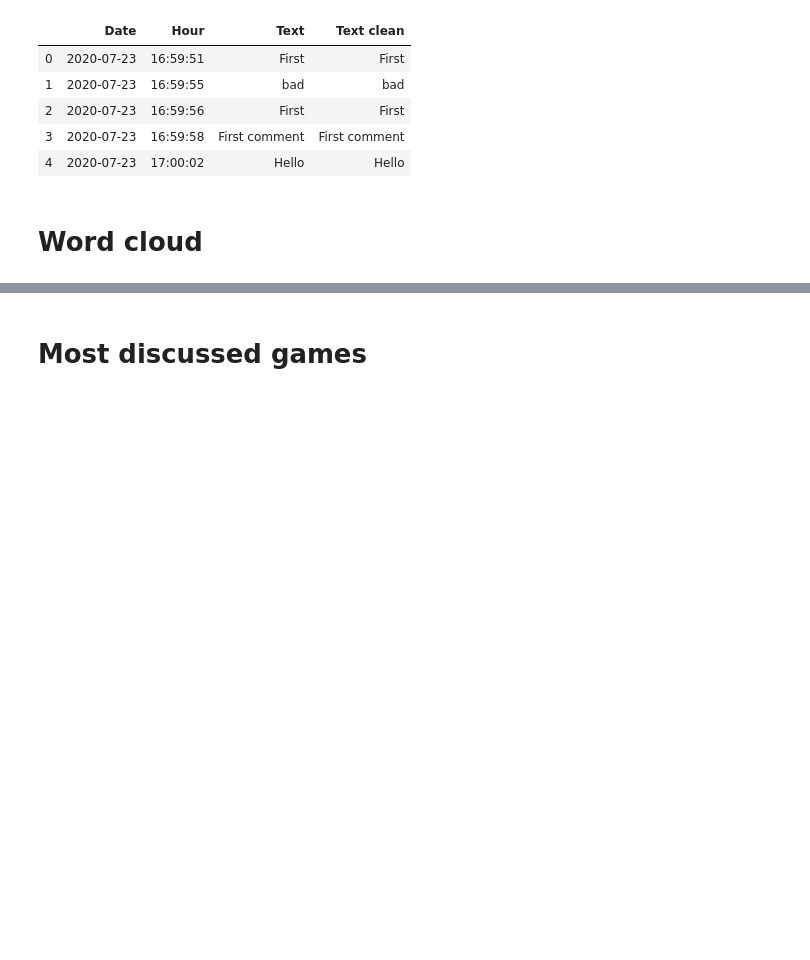
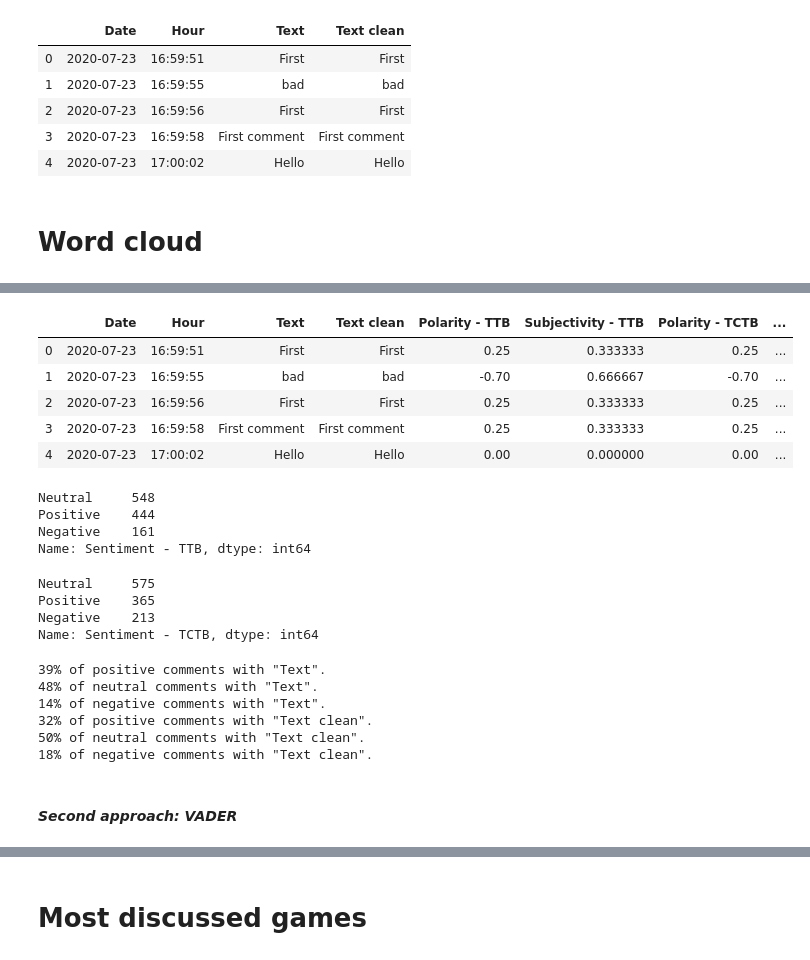
Before and after one commit to SalimAmarti/PS5_vs_XboxSeriesX, a Jupyter notebook: PS5 vs. Xbox Series X.ipynb, the cells around one changed output, grey strips where cells are left out. Cells and saved outputs as stored; diff of their text form; code cells hidden in the pictures; blank space fills up the shorter version.

```diff
--- a/PS5 vs. Xbox Series X.ipynb
+++ b/PS5 vs. Xbox Series X.ipynb
@@ -129,0 +155,21 @@ plt.show()
+# %%
+def get_polarity(text):
+    return TextBlob(text).sentiment.polarity
+
+def get_subjectivity(text):
+    return TextBlob(text).sentiment.subjectivity
+# %%
+Xbox_data['Polarity - TTB'] = Xbox_data['Text'].apply(get_polarity)
+Xbox_data['Subjectivity - TTB'] = Xbox_data['Text'].apply(get_subjectivity)
+
+Xbox_data['Polarity - TCTB'] = Xbox_data['Text clean'].apply(get_polarity)
+Xbox_data['Subjectivity - TCTB'] = Xbox_data['Text clean'].apply(get_subjectivity)
+# %%
+Xbox_data.head()
+# %% [output]
+|  | Date | Hour | Text | Text clean | Polarity - TTB | Subjectivity - TTB | Polarity - TCTB | ... |
+| 0 | 2020-07-23 | 16:59:51 | First | First | 0.25 | 0.333333 | 0.25 | ... |
+| 1 | 2020-07-23 | 16:59:55 | bad | bad | -0.70 | 0.666667 | -0.70 | ... |
+| 2 | 2020-07-23 | 16:59:56 | First | First | 0.25 | 0.333333 | 0.25 | ... |
+| 3 | 2020-07-23 | 16:59:58 | First comment | First comment | 0.25 | 0.333333 | 0.25 | ... |
+| 4 | 2020-07-23 | 17:00:02 | Hello | Hello | 0.00 | 0.000000 | 0.00 | ... |
@@ -129,0 +187,31 @@ plt.show()
+# %%
+Xbox_data['Sentiment - TTB'].value_counts()
+# %% [output]
+Neutral     548
+Positive    444
+Negative    161
+Name: Sentiment - TTB, dtype: int64
+# %%
+Xbox_data['Sentiment - TCTB'].value_counts()
+# %% [output]
+Neutral     575
+Positive    365
+Negative    213
+Name: Sentiment - TCTB, dtype: int64
+# %%
+print("{0:.0%}".format(len(Xbox_data[Xbox_data['Sentiment - TTB']=='Positive'])/len(Xbox_data)),'of positive comments with "Text".')
+print("{0:.0%}".format(len(Xbox_data[Xbox_data['Sentiment - TTB']=='Neutral'])/len(Xbox_data)),'of neutral comments with "Text".')
+print("{0:.0%}".format(len(Xbox_data[Xbox_data['Sentiment - TTB']=='Negative'])/len(Xbox_data)),'of negative comments with "Text".')
+
+print("{0:.0%}".format(len(Xbox_data[Xbox_data['Sentiment - TCTB']=='Positive'])/len(Xbox_data)),'of positive comments with "Text clean".')
+print("{0:.0%}".format(len(Xbox_data[Xbox_data['Sentiment - TCTB']=='Neutral'])/len(Xbox_data)),'of neutral comments with "Text clean".')
+print("{0:.0%}".format(len(Xbox_data[Xbox_data['Sentiment - TCTB']=='Negative'])/len(Xbox_data)),'of negative comments with "Text clean".')
+# %% [output]
+39% of positive comments with "Text".
+48% of neutral comments with "Text".
+14% of negative comments with "Text".
+32% of positive comments with "Text clean".
+50% of neutral comments with "Text clean".
+18% of negative comments with "Text clean".
+# %% [markdown]
+#### *Second approach: VADER*
```
Also changed, not shown: parts of 32 cells of this notebook, 1 other file.
